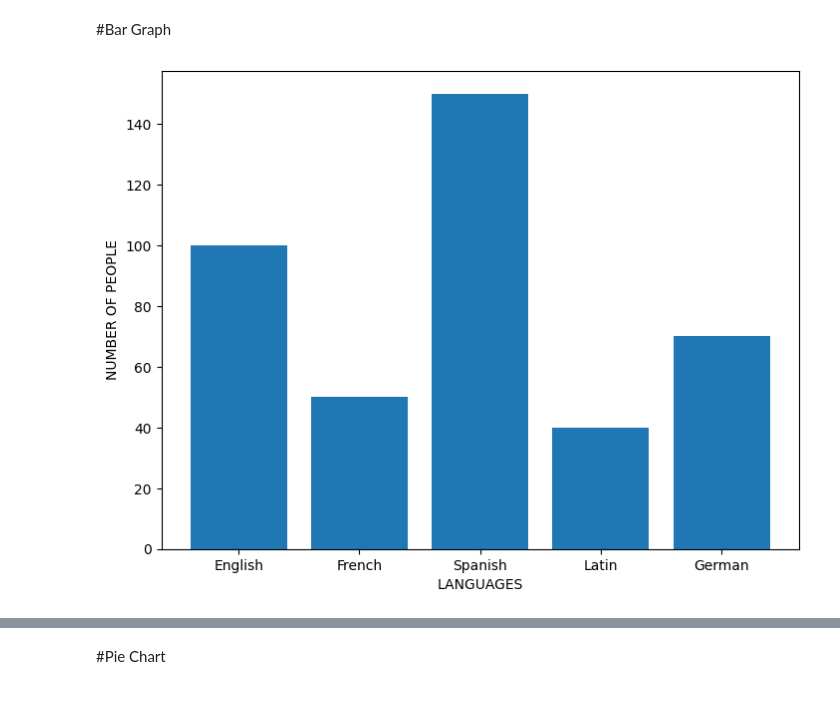
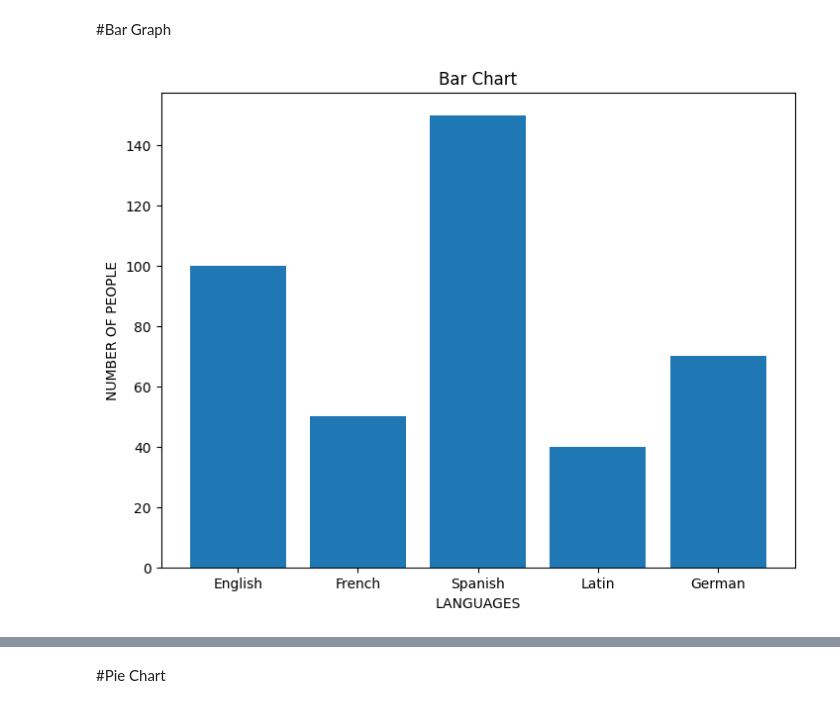
Before and after one commit to RaunakRaj2081/python_Language, a Jupyter notebook: 10_Matplotlib_Tutorial_in_Python.ipynb, the cells around one changed output, grey strips where cells are left out. Saved outputs shown, nothing was run; the diff lists cells and outputs as text; code cells hidden in the pictures.

```diff
--- a/10_Matplotlib_Tutorial_in_Python.ipynb
+++ b/10_Matplotlib_Tutorial_in_Python.ipynb
@@ -132,12 +187,13 @@ plt.show()
 #Bar Graph
 # %%
 fig = plt.figure()
-ax = fig.add_axes([0,0,1,1])
+ax = fig.add_axes([0,0,1,1])  #[left, bottom, width, height]
 languages = ['English','French','Spanish','Latin','German']
 people = [100, 50, 150, 40, 70]
 ax.bar(languages, people)
+plt.title('Bar Chart')
 plt.xlabel('LANGUAGES')
 plt.ylabel('NUMBER OF PEOPLE')
 plt.show()
 # %% [output]
-[figure, old version]
+[figure, new version]
```
Also changed, not shown: parts of 23 cells of this notebook.
